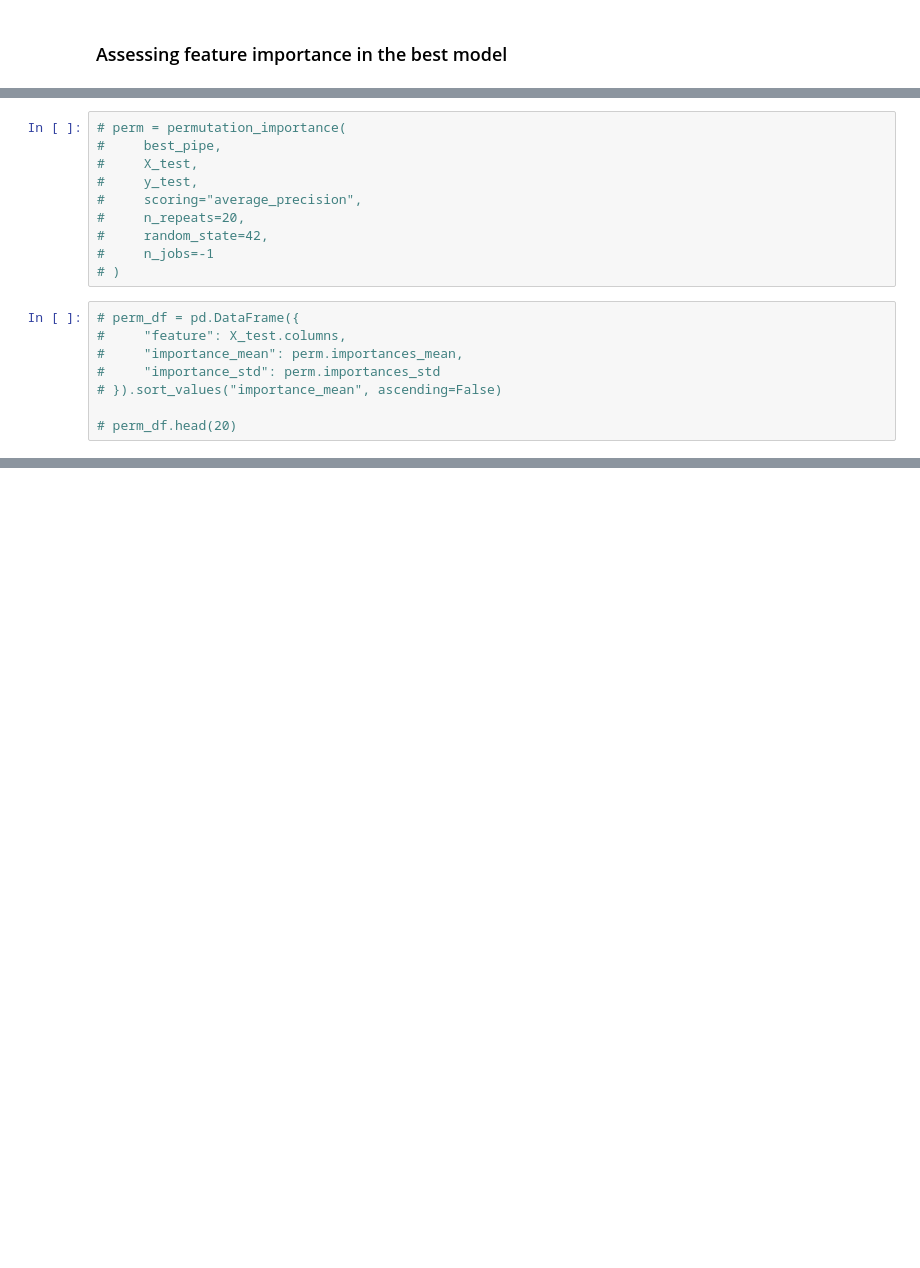
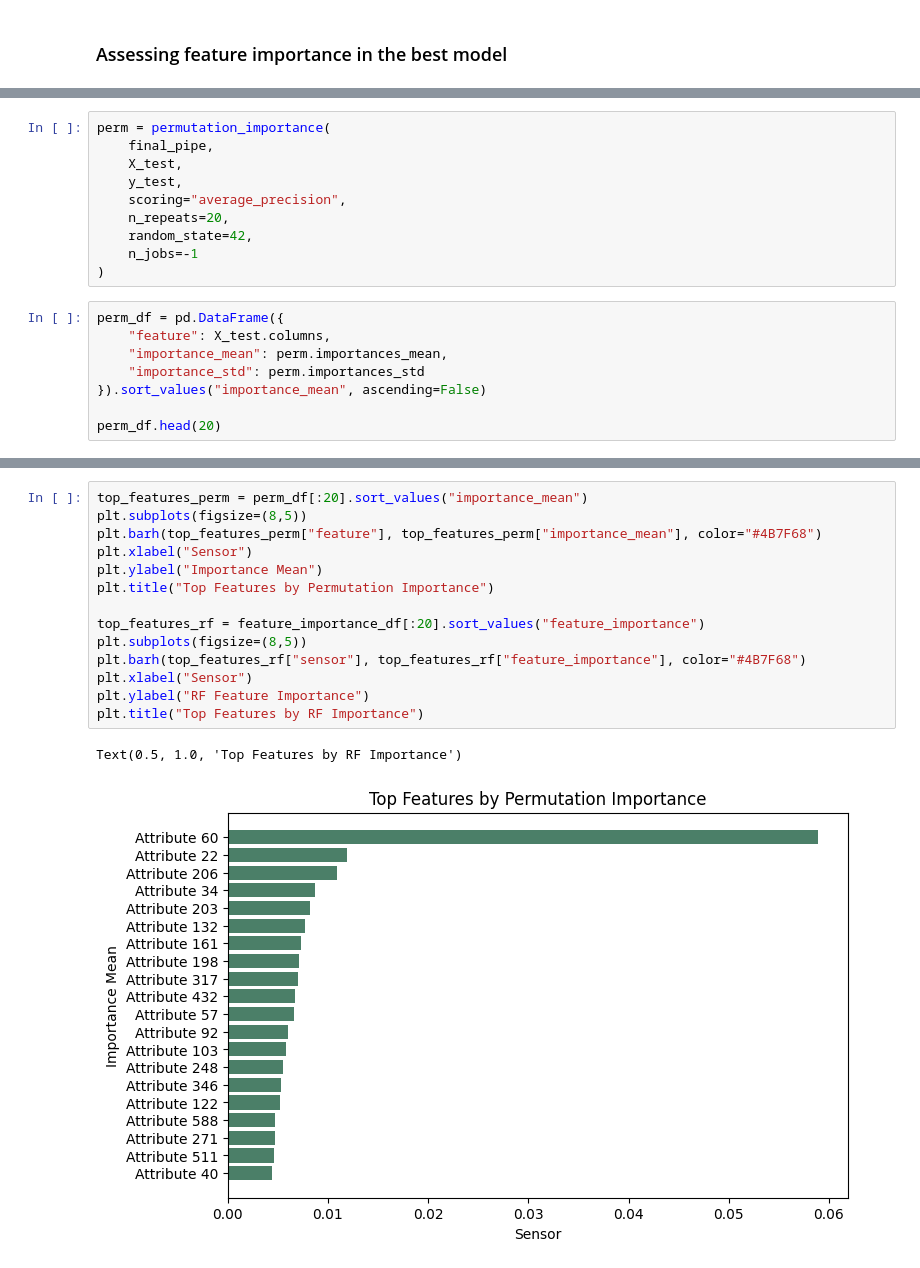
Before and after one commit to intuitiveengineer/secom-ml, a Jupyter notebook: notebooks/01-modeling.ipynb, the cells around one changed output, grey strips where cells are left out. Saved outputs shown, nothing was run; the diff lists cells and outputs as text; blank space fills up the shorter version.

Commit message:
performed cross validated feature importances and ranked sensors.  revisited sensor boxplots.

```diff
--- a/notebooks/01-modeling.ipynb
+++ b/notebooks/01-modeling.ipynb
@@ -526,18 +556,18 @@ feature_importance_df.sort_values("feature_importance", ascending=False).head(20
 # %%
-# perm = permutation_importance(
-#     best_pipe,
-#     X_test,
-#     y_test,
-#     scoring="average_precision",
-#     n_repeats=20,
-#     random_state=42,
-#     n_jobs=-1
-# )
+perm = permutation_importance(
+    final_pipe,
+    X_test,
+    y_test,
+    scoring="average_precision",
+    n_repeats=20,
+    random_state=42,
+    n_jobs=-1
+)
 # %%
-# perm_df = pd.DataFrame({
-#     "feature": X_test.columns,
-#     "importance_mean": perm.importances_mean,
-#     "importance_std": perm.importances_std
-# }).sort_values("importance_mean", ascending=False)
+perm_df = pd.DataFrame({
+    "feature": X_test.columns,
+    "importance_mean": perm.importances_mean,
+    "importance_std": perm.importances_std
+}).sort_values("importance_mean", ascending=False)
 
-# perm_df.head(20)
+perm_df.head(20)
@@ -543,0 +592,17 @@ feature_importance_df.sort_values("feature_importance", ascending=False).head(20
+# %%
+top_features_perm = perm_df[:20].sort_values("importance_mean")
+plt.subplots(figsize=(8,5))
+plt.barh(top_features_perm["feature"], top_features_perm["importance_mean"], color="#4B7F68")
+plt.xlabel("Sensor")
+plt.ylabel("Importance Mean")
+plt.title("Top Features by Permutation Importance")
+
+top_features_rf = feature_importance_df[:20].sort_values("feature_importance")
+plt.subplots(figsize=(8,5))
+plt.barh(top_features_rf["sensor"], top_features_rf["feature_importance"], color="#4B7F68")
+plt.xlabel("Sensor")
+plt.ylabel("RF Feature Importance")
+plt.title("Top Features by RF Importance")
+# %% [output]
+Text(0.5, 1.0, 'Top Features by RF Importance')
+[figure, added]
```
Also changed, not shown: parts of 9 cells of this notebook.
